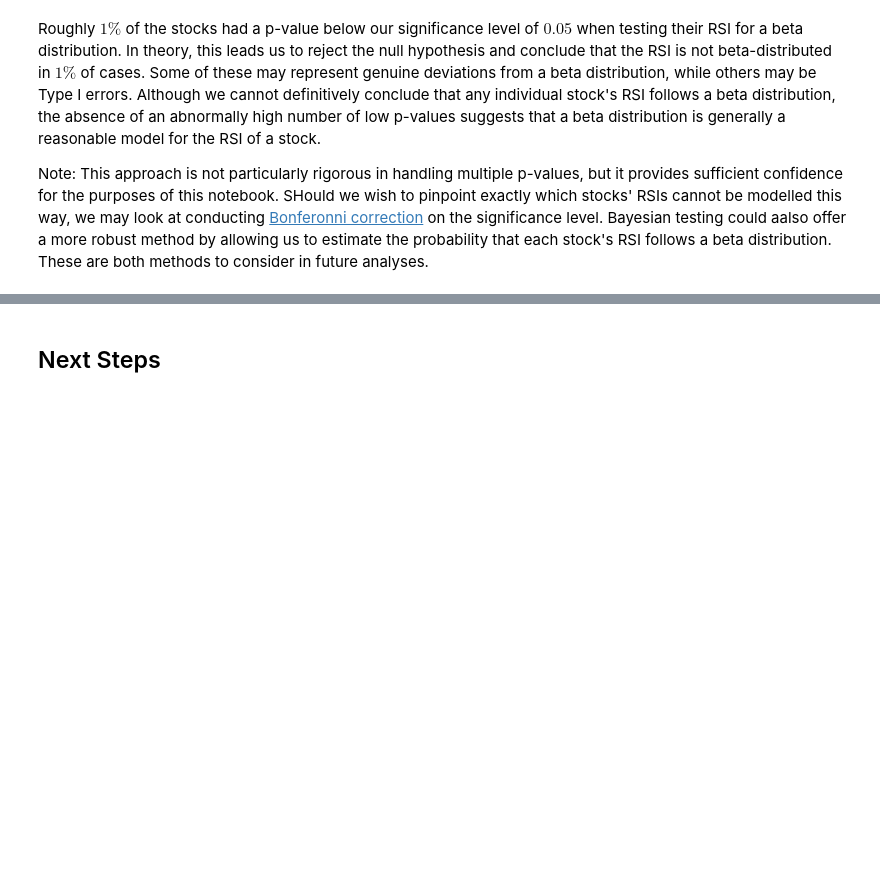
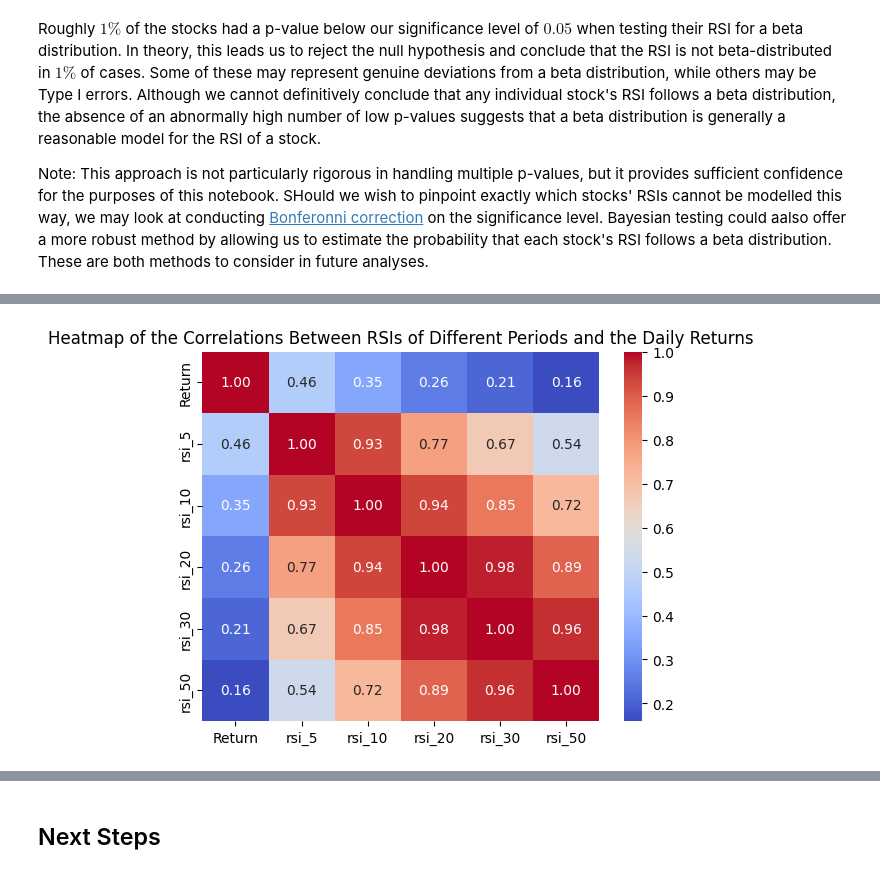
Before and after one commit to BenJonesData/algo-trading-playground, a Jupyter notebook: notebooks/03_rsi_analysis.ipynb, the cells around one changed output, grey strips where cells are left out. Drawn from its saved outputs; the diff is of its cells as text; code cells hidden in the pictures; blank space fills up the shorter version.

```diff
--- a/notebooks/03_rsi_analysis.ipynb
+++ b/notebooks/03_rsi_analysis.ipynb
@@ -210,0 +220,12 @@ Note: This approach is not particularly rigorous in handling multiple p-values,
+# %%
+rsi_periods = [5, 10, 20, 30, 50]
+
+data = get_price_data_and_rsi(
+    tickers=tickers,
+    rsi_periods=rsi_periods,
+    start_date="2020-01-01",
+    end_date="2024-01-01",
+    interval='1d',
+    remove_zeros=True,
+    logger_batch_size=100
+    )
@@ -210,0 +250,10 @@ Note: This approach is not particularly rigorous in handling multiple p-values,
+# %%
+columns_to_correlate = ["Return"] + [f"rsi_{i}" for i in rsi_periods]
+
+corr_matrix = data[columns_to_correlate].corr()
+
+sns.heatmap(corr_matrix, annot=True, cmap='coolwarm', fmt=".2f")
+plt.title('Heatmap of the Correlations Between RSIs of Different Periods and the Daily Returns')
+plt.show()
+# %% [output]
+[figure, added]
```
Also changed, not shown: parts of 36 cells of this notebook, 1 other file.
